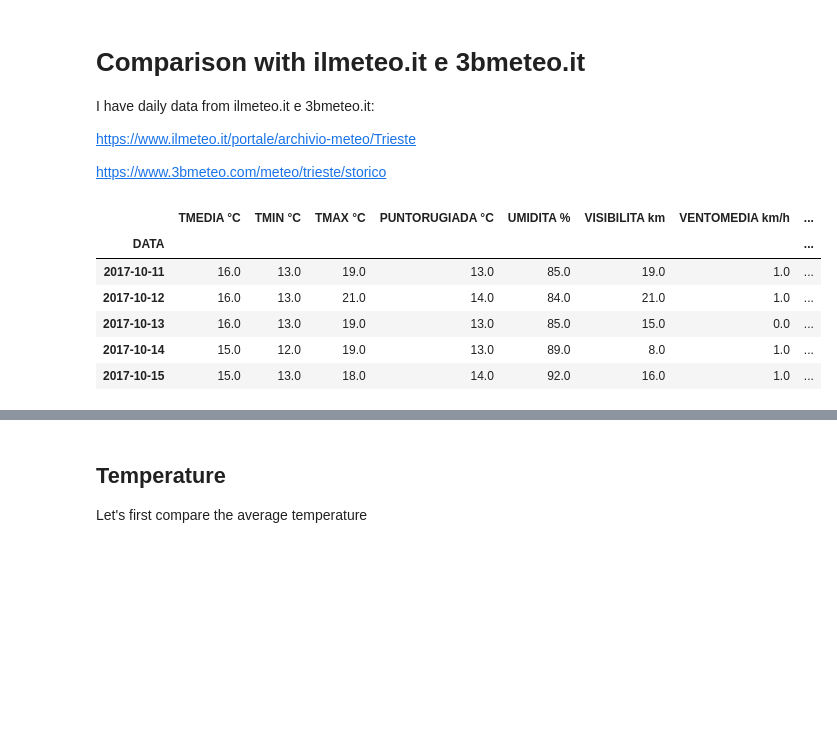
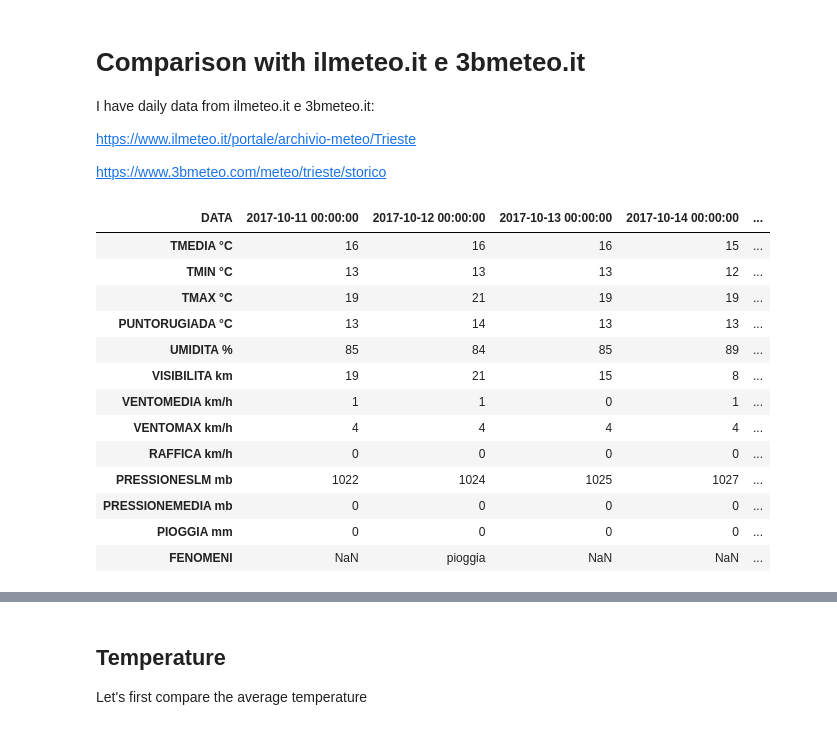
Before and after one commit to baruselli/weather_datalog, a Jupyter notebook: datalog.ipynb, the cells around one changed output, grey strips where cells are left out. Drawn from its saved outputs; the diff is of its cells as text; code cells hidden in the pictures; blank space fills up the shorter version.

```diff
--- a/datalog.ipynb
+++ b/datalog.ipynb
@@ -188,26 +192,33 @@ https://www.3bmeteo.com/meteo/trieste/storico
 # %%
 #dati from ilmeteo.it
 ilmeteo_aprile=pd.read_csv('data/Trieste-2017-Aprile.csv', sep=";")
 ilmeteo_maggio=pd.read_csv('data/Trieste-2017-Maggio.csv', sep=";")
 ilmeteo_giugno=pd.read_csv('data/Trieste-2017-Giugno.csv', sep=";")
 ilmeteo_luglio=pd.read_csv('data/Trieste-2017-Luglio.csv', sep=";")
 ilmeteo_agosto=pd.read_csv('data/Trieste-2017-Agosto.csv', sep=";")
 ilmeteo_settembre=pd.read_csv('data/Trieste-2017-Settembre.csv', sep=";")
 ilmeteo_ottobre=pd.read_csv('data/Trieste-2017-Ottobre.csv', sep=";")
 ilmeteo=ilmeteo_aprile.append(ilmeteo_maggio).append(ilmeteo_giugno).append(ilmeteo_luglio).append(ilmeteo_agosto).append(ilmeteo_settembre).append(ilmeteo_ottobre)
 #ilmeteo.set_index("DATA",inplace=True)
 #ilmeteo.dropna(inplace=True,how="all")
 ilmeteo.set_index(pd.to_datetime(ilmeteo.DATA, format='%d/%m/%Y'),inplace=True)
 ilmeteo.drop(["DATA","LOCALITA"],inplace=True,axis=1)
-ilmeteo.tail()
+ilmeteo.tail().T
 # %% [output]
-|  | TMEDIA °C | TMIN °C | TMAX °C | PUNTORUGIADA °C | UMIDITA % | VISIBILITA km | VENTOMEDIA km/h | ... |
-| DATA |  |  |  |  |  |  |  | ... |
-| 2017-10-11 | 16.0 | 13.0 | 19.0 | 13.0 | 85.0 | 19.0 | 1.0 | ... |
-| 2017-10-12 | 16.0 | 13.0 | 21.0 | 14.0 | 84.0 | 21.0 | 1.0 | ... |
-| 2017-10-13 | 16.0 | 13.0 | 19.0 | 13.0 | 85.0 | 15.0 | 0.0 | ... |
-| 2017-10-14 | 15.0 | 12.0 | 19.0 | 13.0 | 89.0 | 8.0 | 1.0 | ... |
-| 2017-10-15 | 15.0 | 13.0 | 18.0 | 14.0 | 92.0 | 16.0 | 1.0 | ... |
+| DATA | 2017-10-11 00:00:00 | 2017-10-12 00:00:00 | 2017-10-13 00:00:00 | 2017-10-14 00:00:00 | ... |
+| TMEDIA °C | 16 | 16 | 16 | 15 | ... |
+| TMIN °C | 13 | 13 | 13 | 12 | ... |
+| TMAX °C | 19 | 21 | 19 | 19 | ... |
+| PUNTORUGIADA °C | 13 | 14 | 13 | 13 | ... |
+| UMIDITA % | 85 | 84 | 85 | 89 | ... |
+| VISIBILITA km | 19 | 21 | 15 | 8 | ... |
+| VENTOMEDIA km/h | 1 | 1 | 0 | 1 | ... |
+| VENTOMAX km/h | 4 | 4 | 4 | 4 | ... |
+| RAFFICA km/h | 0 | 0 | 0 | 0 | ... |
+| PRESSIONESLM mb | 1022 | 1024 | 1025 | 1027 | ... |
+| PRESSIONEMEDIA mb | 0 | 0 | 0 | 0 | ... |
+| PIOGGIA mm | 0 | 0 | 0 | 0 | ... |
+| FENOMENI | NaN | pioggia | NaN | NaN | ... |
 # %%
 #dati from 3bmeteo.it
 bmeteo_aprile=pd.read_csv('data/3bmeteo_aprile2017.csv')
```
Also changed, not shown: parts of 10 cells of this notebook.
